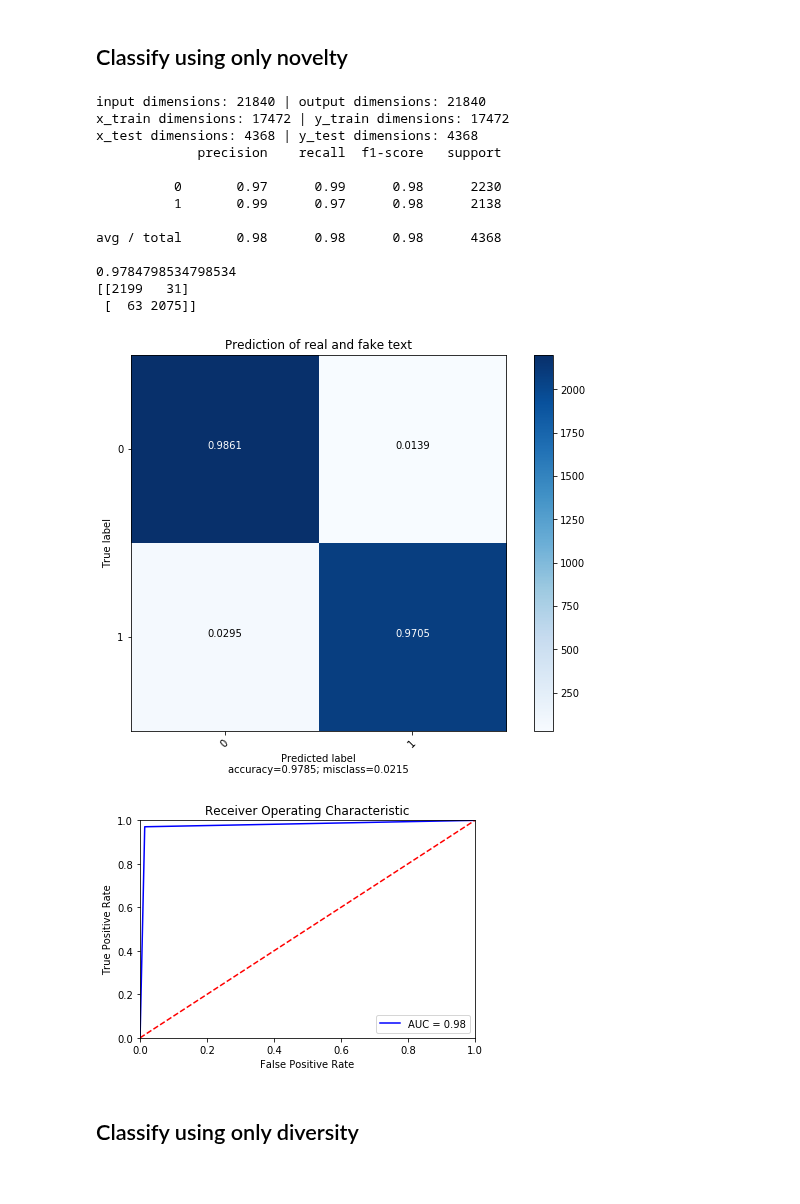
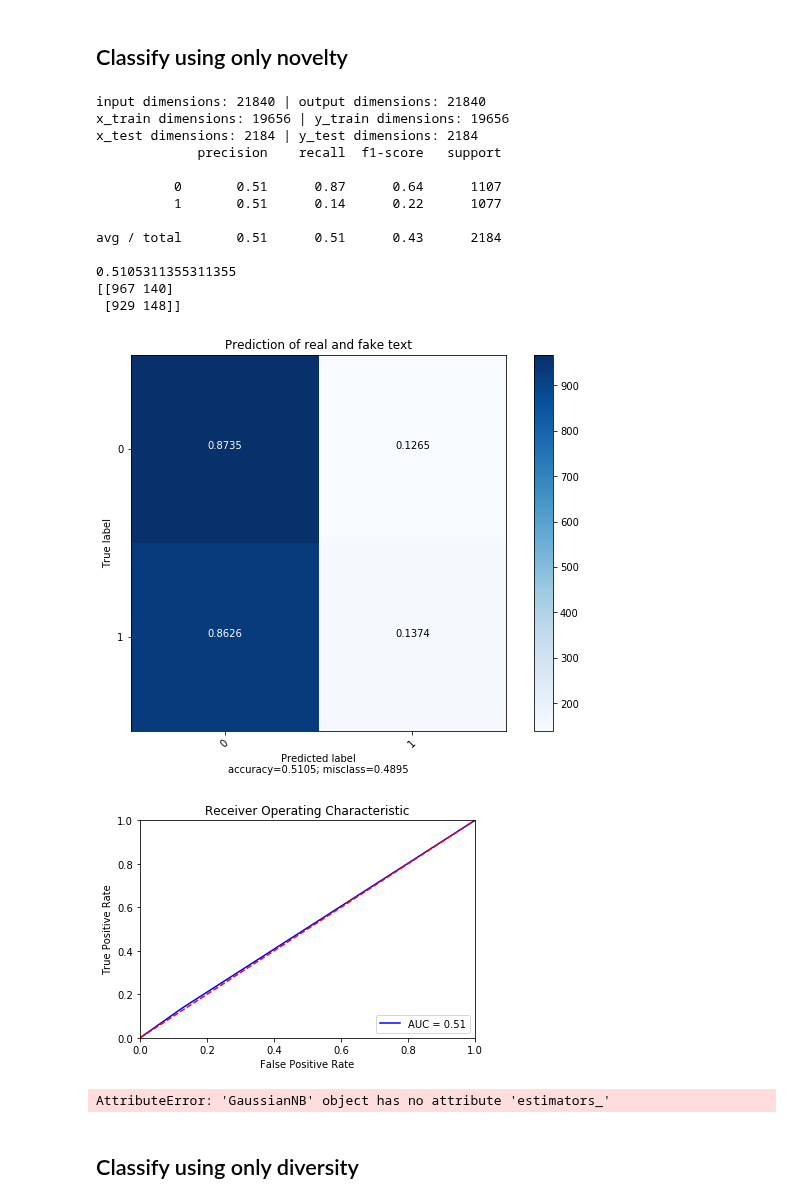
Before and after one commit to debashishc/classification-real-fake-text, a Jupyter notebook: analysis_levenshtein/Levenshtein_Classifier.ipynb, the cells around one changed output. Saved outputs shown, nothing was run; the diff lists cells and outputs as text; code cells hidden in the pictures.

```diff
--- a/analysis_levenshtein/Levenshtein_Classifier.ipynb
+++ b/analysis_levenshtein/Levenshtein_Classifier.ipynb
@@ -28,7 +29,10 @@ def classify(x, y, train_test_ratio):
     print('x_test dimensions:', len(test), '|', 'y_test dimensions:', len(test_labels))
 
     # Initialize classifier
-    rfc = RandomForestClassifier()
+#     rfc = RandomForestClassifier()
+    from sklearn.naive_bayes import GaussianNB
+    rfc = GaussianNB()
+
 
     # Train classifier
     model = rfc.fit(x_train, train_labels)
@@ -41,7 +45,7 @@ def classify(x, y, train_test_ratio):
     print(accuracy_score(test_labels, y_preds))
     print(confusion_matrix(test_labels, y_preds))
 
-    return test_labels, y_preds
+    return rfc, test_labels, y_preds
 
 
 # ROC Curve
@@ -109,34 +145,47 @@ avg / total       0.99      0.99      0.99      4368
 # %%
 novs = combined_data['novelty'].values
 
 x = list()
 for ix, nov in enumerate(novs):
     x.append([nov])
 
-test_labels, y_preds = classify(x, y, train_test_ratio=0.2)
+rfc, test_labels, y_preds = classify(x, y, train_test_ratio=0.1)
 
 plot_confusion_matrix(cm           = confusion_matrix(test_labels, y_preds), # confusion matrix created by sklearn.metrics.confusion_matrix
                       normalize    = True,                # show proportions
                       target_names = [0, 1],       # list of names of the classes
                       title        = 'Prediction of real and fake text') # title of graph
 
 plot_roc_curve(test_labels=test_labels, y_preds=y_preds)
+
+export_graphviz(rfc.estimators_[5],
+                feature_names=['diversity'],
+                class_names=['Fake','Real'],
+                filled=True, precision=True, proportion=False,
+                rounded=True)
+
+from subprocess import call
+call(['dot', '-Tpng', 'tree.dot', '-o', 'nov.png', '-Gdpi=600'])
+
+# from IPython.display import Image
+# Image(filename='nov.png')
 # %% [output]
 input dimensions: 21840 | output dimensions: 21840
-x_train dimensions: 17472 | y_train dimensions: 17472
-x_test dimensions: 4368 | y_test dimensions: 4368
+x_train dimensions: 19656 | y_train dimensions: 19656
+x_test dimensions: 2184 | y_test dimensions: 2184
              precision    recall  f1-score   support
 
-          0       0.97      0.99      0.98      2230
-          1       0.99      0.97      0.98      2138
+          0       0.51      0.87      0.64      1107
+          1       0.51      0.14      0.22      1077
 
-avg / total       0.98      0.98      0.98      4368
+avg / total       0.51      0.51      0.43      2184
 
-0.9784798534798534
-[[2199   31]
- [  63 2075]]
+0.5105311355311355
+[[967 140]
+ [929 148]]
-[figure, old version]
+[figure, new version]
-[figure, old version]
+[figure, new version]
+AttributeError: 'GaussianNB' object has no attribute 'estimators_'
 # %% [markdown]
 ## Classify using only diversity
 # %%
```
Also changed, not shown: parts of 4 cells of this notebook, 22 other files.
